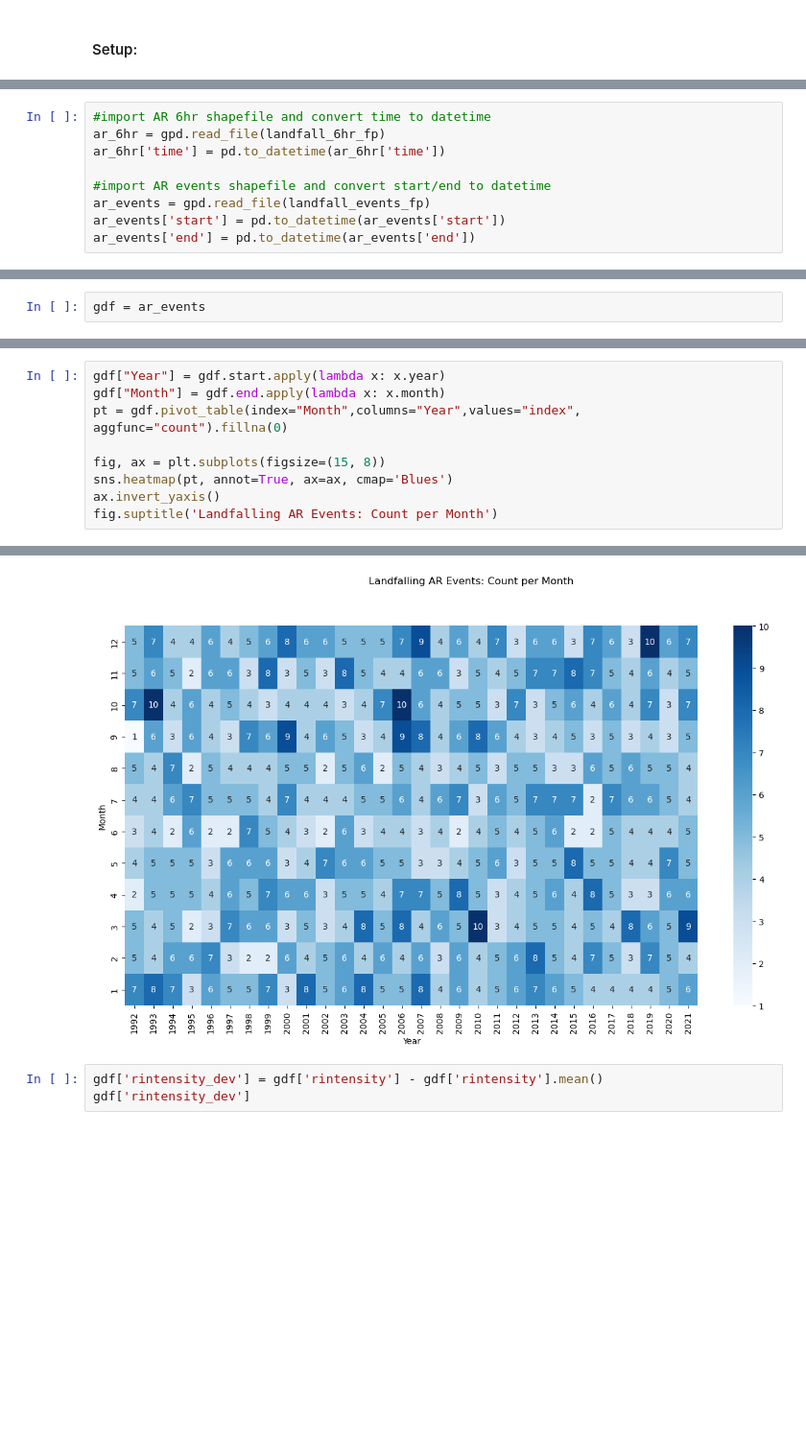
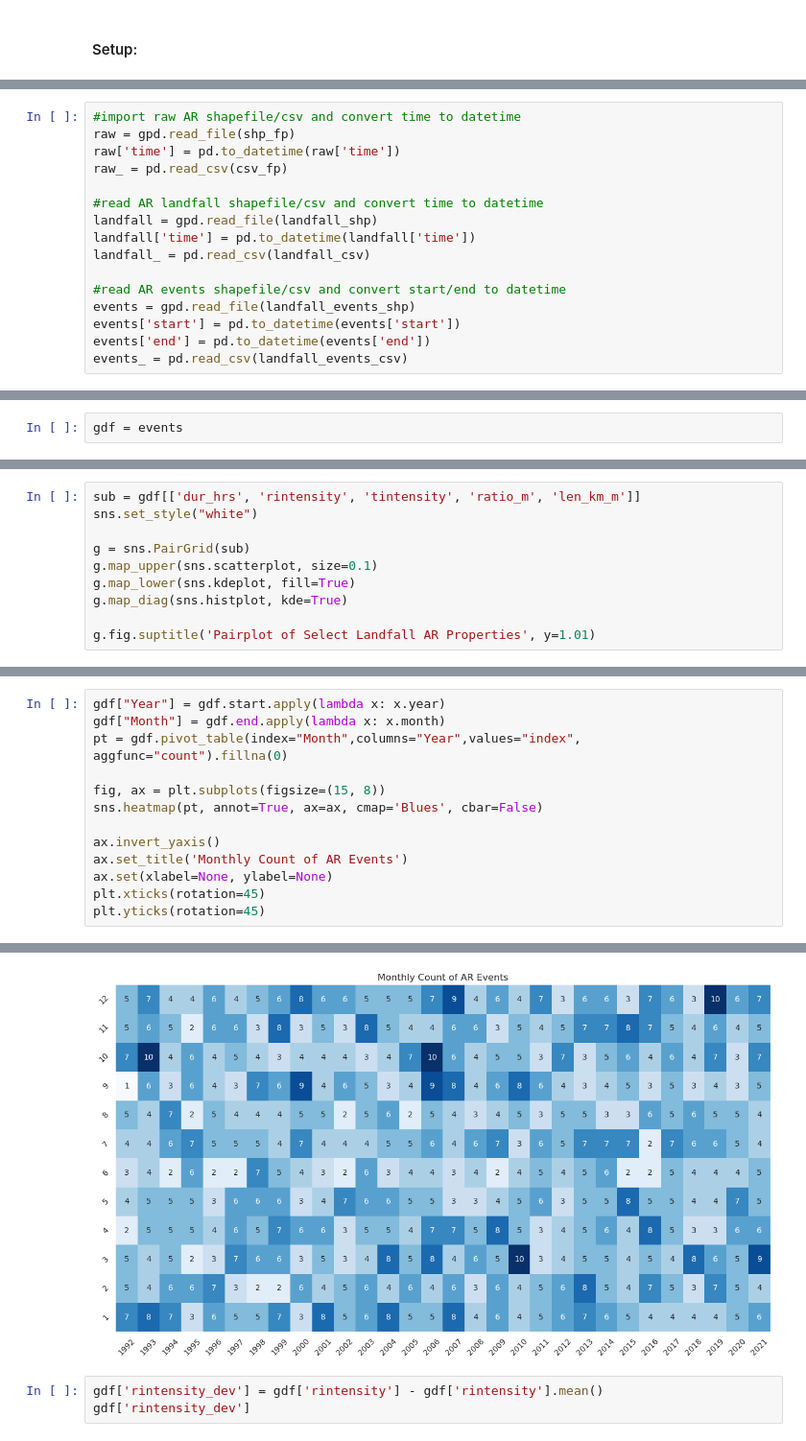
Before and after one commit to ua-snap/ar_avalanche, a Jupyter notebook: AR_QC.ipynb, the cells around one changed output, grey strips where cells are left out. Shown at 96% size. Saved outputs shown, nothing was run; the diff lists cells and outputs as text; blank space fills up the shorter version.

Commit message:
Qc plotting

```diff
--- a/AR_QC.ipynb
+++ b/AR_QC.ipynb
@@ -14,9 +19,16 @@ from config import csv_fp, ak_shp, landfall_6hr_fp, landfall_events_fp
 # %%
-#import AR 6hr shapefile and convert time to datetime
-ar_6hr = gpd.read_file(landfall_6hr_fp)
-ar_6hr['time'] = pd.to_datetime(ar_6hr['time'])
+#import raw AR shapefile/csv and convert time to datetime
+raw = gpd.read_file(shp_fp)
+raw['time'] = pd.to_datetime(raw['time'])
+raw_ = pd.read_csv(csv_fp)
 
-#import AR events shapefile and convert start/end to datetime
-ar_events = gpd.read_file(landfall_events_fp)
-ar_events['start'] = pd.to_datetime(ar_events['start'])
-ar_events['end'] = pd.to_datetime(ar_events['end'])
+#read AR landfall shapefile/csv and convert time to datetime
+landfall = gpd.read_file(landfall_shp)
+landfall['time'] = pd.to_datetime(landfall['time'])
+landfall_ = pd.read_csv(landfall_csv)
+
+#read AR events shapefile/csv and convert start/end to datetime
+events = gpd.read_file(landfall_events_shp)
+events['start'] = pd.to_datetime(events['start'])
+events['end'] = pd.to_datetime(events['end'])
+events_ = pd.read_csv(landfall_events_csv)
@@ -99,2 +138,2 @@ pd.read_csv(csv_fp)
 # %%
-gdf = ar_events
+gdf = events
@@ -100,0 +173,10 @@ gdf = ar_events
+# %%
+sub = gdf[['dur_hrs', 'rintensity', 'tintensity', 'ratio_m', 'len_km_m']]
+sns.set_style("white")
+
+g = sns.PairGrid(sub)
+g.map_upper(sns.scatterplot, size=0.1)
+g.map_lower(sns.kdeplot, fill=True)
+g.map_diag(sns.histplot, kde=True)
+
+g.fig.suptitle('Pairplot of Select Landfall AR Properties', y=1.01)
@@ -104,7 +189,11 @@ gdf["Month"] = gdf.end.apply(lambda x: x.month)
 pt = gdf.pivot_table(index="Month",columns="Year",values="index", aggfunc="count").fillna(0)
 
 fig, ax = plt.subplots(figsize=(15, 8))
-sns.heatmap(pt, annot=True, ax=ax, cmap='Blues')
+sns.heatmap(pt, annot=True, ax=ax, cmap='Blues', cbar=False)
+
 ax.invert_yaxis()
-fig.suptitle('Landfalling AR Events: Count per Month')
+ax.set_title('Monthly Count of AR Events')
+ax.set(xlabel=None, ylabel=None)
+plt.xticks(rotation=45)
+plt.yticks(rotation=45)
 # %% [output]
@@ -112,4 +214,4 @@ Text(0.5, 0.98, 'Landfalling AR Events: Count per Month')
-[figure, old version]
+[figure, new version]
 # %%
 gdf['rintensity_dev'] = gdf['rintensity'] - gdf['rintensity'].mean()
 gdf['rintensity_dev']
```
Also changed, not shown: parts of 20 cells of this notebook.
